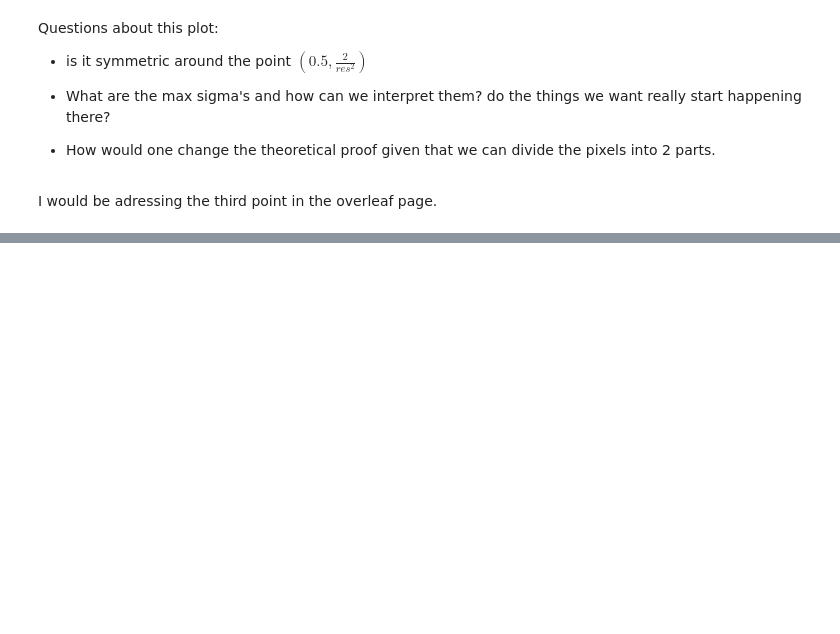
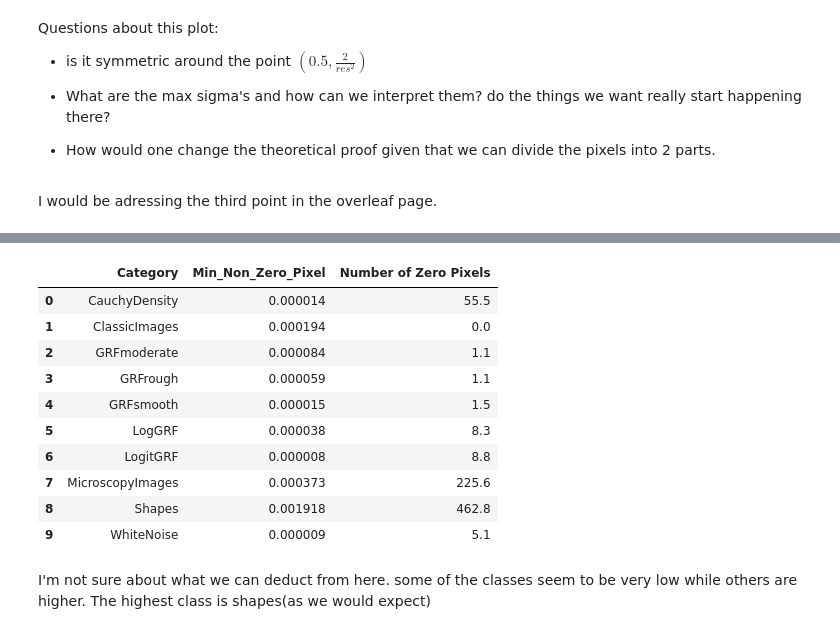
Before and after one commit to warik21/Thesis, a Jupyter notebook: cryo_em_image_eda.ipynb, the cells around one changed output, grey strips where cells are left out. Cells and saved outputs as stored; diff of their text form; code cells hidden in the pictures; blank space fills up the shorter version.

Commit message:
EDA of minimal non-zero pixel
EDA of minimal non-zero pixel

```diff
--- a/cryo_em_image_eda.ipynb
+++ b/cryo_em_image_eda.ipynb
@@ -183,0 +191,16 @@ I would be adressing the third point in the overleaf page.
+# %%
+df = pd.DataFrame(columns=['Category', 'Image', 'Min_Non_Zero_Pixel', 'Number of Zero Pixels'])
+
+# Find the minimal non-zero pixel value in the images
+for category in category_names:
+    for image_number in image_numbers:
+        image = Image(resolution, category, image_number, full_path)
+        print(f'Category: {category}, Image: {image_number}')
+        print_stats(image.image)
+        # Save the statistics to a dataframe
+        df = df._append({
+            'Category': category,
+            'Image': image_number,
+            'Min_Non_Zero_Pixel': image.image[image.image > 0].min(),
+            'Number of Zero Pixels': np.count_nonzero(image.image == 0),
+        }, ignore_index=True)
@@ -183,0 +240,20 @@ I would be adressing the third point in the overleaf page.
+# %%
+# Calculate the mean minimal pixel for each category, remove image number column too
+df_new = df.drop('Image', axis=1)
+df_new = df_new.groupby('Category').mean().reset_index()
+# %%
+df_new
+# %% [output]
+|  | Category | Min_Non_Zero_Pixel | Number of Zero Pixels |
+| 0 | CauchyDensity | 0.000014 | 55.5 |
+| 1 | ClassicImages | 0.000194 | 0.0 |
+| 2 | GRFmoderate | 0.000084 | 1.1 |
+| 3 | GRFrough | 0.000059 | 1.1 |
+| 4 | GRFsmooth | 0.000015 | 1.5 |
+| 5 | LogGRF | 0.000038 | 8.3 |
+| 6 | LogitGRF | 0.000008 | 8.8 |
+| 7 | MicroscopyImages | 0.000373 | 225.6 |
+| 8 | Shapes | 0.001918 | 462.8 |
+| 9 | WhiteNoise | 0.000009 | 5.1 |
+# %% [markdown]
+I'm not sure about what we can deduct from here. some of the classes seem to be very low while others are higher. The highest class is shapes(as we would expect)
```
Also changed, not shown: parts of 7 cells of this notebook, 1 other file.
